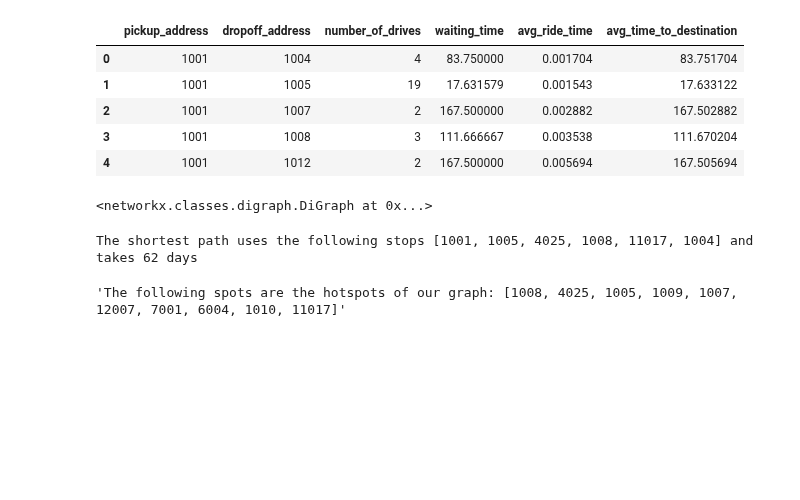
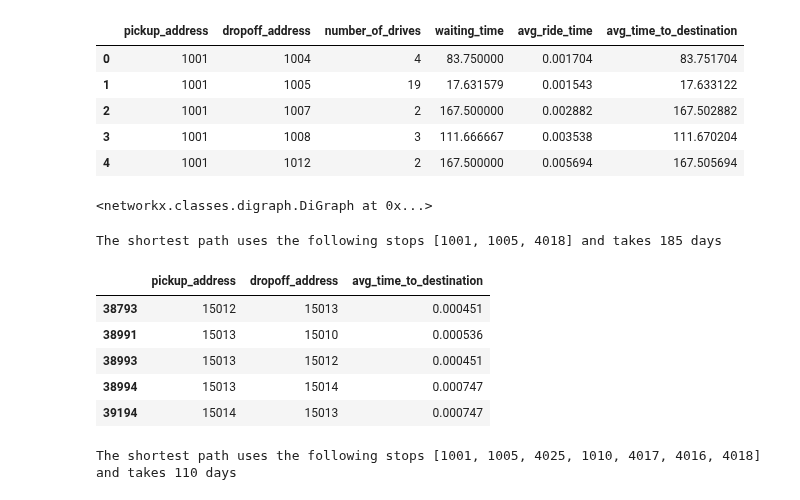
Before and after one commit to Lukas-Dierkes/vehicle-stream-team-project, a Jupyter notebook: vehicle_stream_pipeline/walkthrough.ipynb, the cells around one changed output. Drawn from its saved outputs; the diff is of its cells as text; code cells hidden in the pictures; blank space fills up the shorter version.

```diff
--- a/vehicle_stream_pipeline/walkthrough.ipynb
+++ b/vehicle_stream_pipeline/walkthrough.ipynb
@@ -107,28 +100,22 @@ graph = utils.calculate_graph(aggregated_drives)
 # %% [output]
 <networkx.classes.digraph.DiGraph at 0x...>
 # %%
-path, time_to_destination = utils.get_shortest_ride(1001, 1004, graph)
+path, time_to_destination = utils.get_shortest_ride(1001, 4018, graph)
 print(f"The shortest path uses the following stops {path} and takes {int(time_to_destination)} days")
 # %% [output]
-The shortest path uses the following stops [1001, 1005, 4025, 1008, 11017, 1004] and takes 62 days
+The shortest path uses the following stops [1001, 1005, 4018] and takes 185 days
 # %%
 edges = pd.read_excel(f"{repo}/data/other/MoDstops+Preismodell.xlsx", sheet_name= 'Liste 2022')
 hotspots = utils.get_hotspots(edges, aggregated_drives, n = 10)
 print(f"The following spots are the hotspots of our graph: {hotspots}")
 # %%
-drone_spots = [
-                1008,
-                4025,
-                6004,
-                12007,
-                11017,
-                15013,
-                3021,
-                8001,
-                5001,
-                11003,
-                4016,
-            ]
-utils.add_drone_flights(edges, aggregated_drives, , radius = 500)
+drone_spots = [1008, 4025, 6004, 12007, 11017, 15013, 3021, 8001, 5001, 11003, 4016]
+aggregated_drives_with_drone_flights = utils.add_drone_flights(edges, aggregated_drives, drone_spots, radius = 500)
+aggregated_drives_with_drone_flights.tail()
 # %% [output]
-'The following spots are the hotspots of our graph: [1008, 4025, 1005, 1009, 1007, 12007, 7001, 6004, 1010, 11017]'
+|  | pickup_address | dropoff_address | avg_time_to_destination |
+| 38793 | 15012 | 15013 | 0.000451 |
+| 38991 | 15013 | 15010 | 0.000536 |
+| 38993 | 15013 | 15012 | 0.000451 |
+| 38994 | 15013 | 15014 | 0.000747 |
+| 39194 | 15014 | 15013 | 0.000747 |
@@ -134,0 +124,5 @@ utils.add_drone_flights(edges, aggregated_drives, , radius = 500)
+# %%
+path, time_to_destination = utils.get_shortest_ride(1001, 4018, graph_with_drone_flights)
+print(f"The shortest path uses the following stops {path} and takes {int(time_to_destination)} days")
+# %% [output]
+The shortest path uses the following stops [1001, 1005, 4025, 1010, 4017, 4016, 4018] and takes 110 days
```
Also changed, not shown: parts of 11 cells of this notebook.
